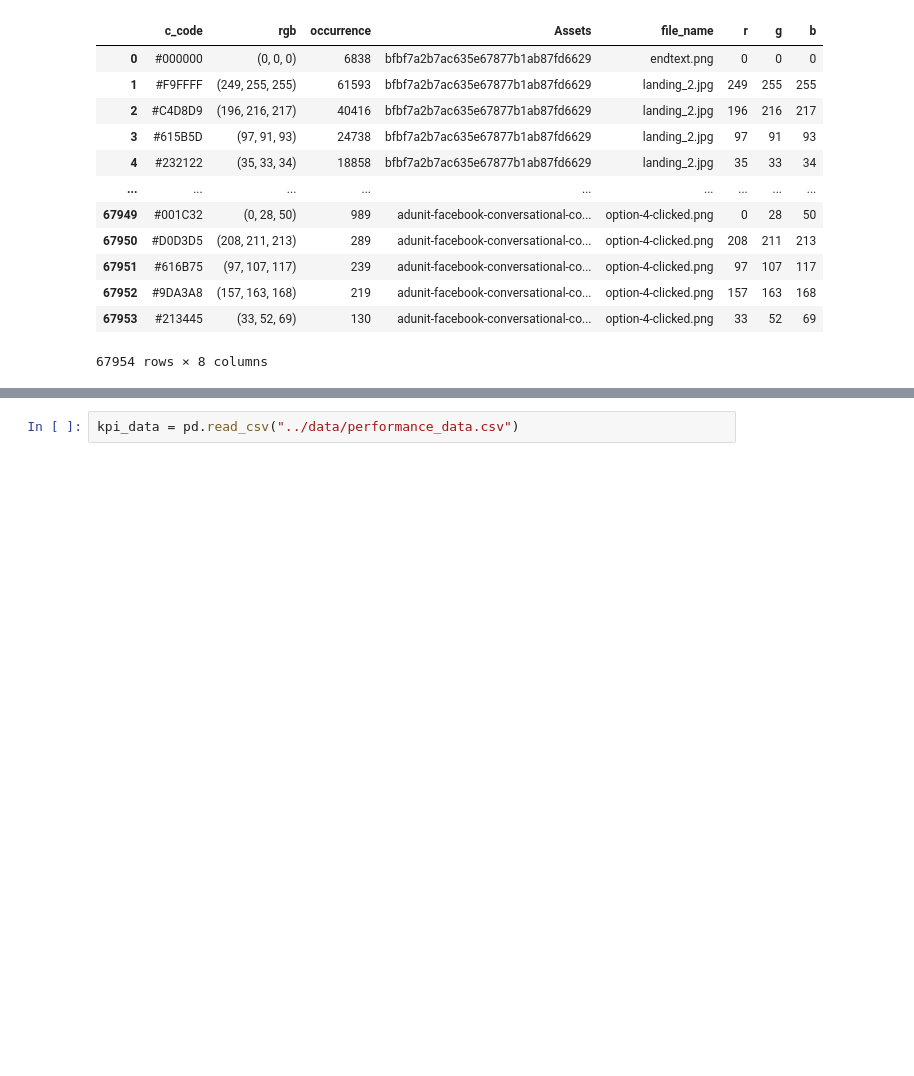
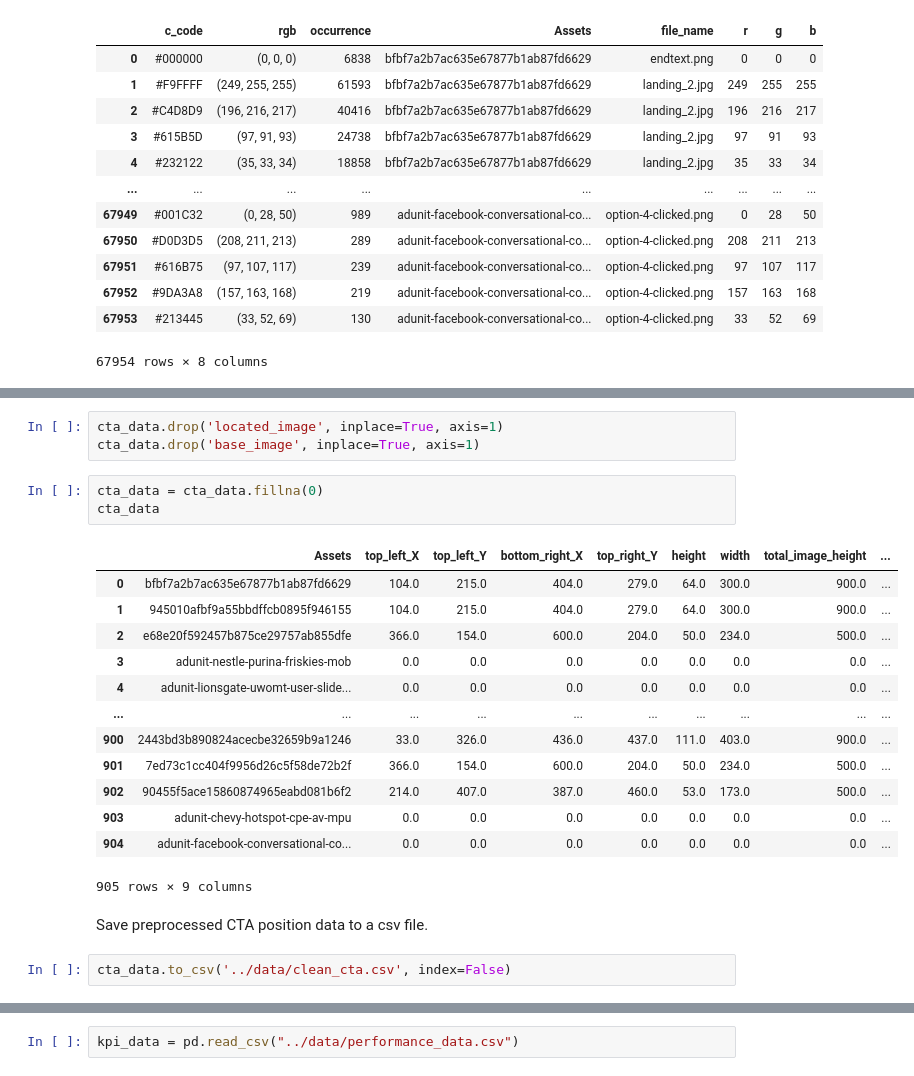
Before and after one commit to ad-Optimisation/ad_optimisation, a Jupyter notebook: notebooks/preprocessing.ipynb, the cells around one changed output, grey strips where cells are left out. Cells and saved outputs as stored; diff of their text form; blank space fills up the shorter version.

```diff
--- a/notebooks/preprocessing.ipynb
+++ b/notebooks/preprocessing.ipynb
@@ -72,0 +94,24 @@ color_data
+# %%
+cta_data.drop('located_image', inplace=True, axis=1)
+cta_data.drop('base_image', inplace=True, axis=1)
+# %%
+cta_data = cta_data.fillna(0)
+cta_data
+# %% [output]
+|  | Assets | top_left_X | top_left_Y | bottom_right_X | top_right_Y | height | width | total_image_height | ... |
+| 0 | bfbf7a2b7ac635e67877b1ab87fd6629 | 104.0 | 215.0 | 404.0 | 279.0 | 64.0 | 300.0 | 900.0 | ... |
+| 1 | 945010afbf9a55bbdffcb0895f946155 | 104.0 | 215.0 | 404.0 | 279.0 | 64.0 | 300.0 | 900.0 | ... |
+| 2 | e68e20f592457b875ce29757ab855dfe | 366.0 | 154.0 | 600.0 | 204.0 | 50.0 | 234.0 | 500.0 | ... |
+| 3 | adunit-nestle-purina-friskies-mob | 0.0 | 0.0 | 0.0 | 0.0 | 0.0 | 0.0 | 0.0 | ... |
+| 4 | adunit-lionsgate-uwomt-user-slide... | 0.0 | 0.0 | 0.0 | 0.0 | 0.0 | 0.0 | 0.0 | ... |
+| ... | ... | ... | ... | ... | ... | ... | ... | ... | ... |
+| 900 | 2443bd3b890824acecbe32659b9a1246 | 33.0 | 326.0 | 436.0 | 437.0 | 111.0 | 403.0 | 900.0 | ... |
+| 901 | 7ed73c1cc404f9956d26c5f58de72b2f | 366.0 | 154.0 | 600.0 | 204.0 | 50.0 | 234.0 | 500.0 | ... |
+| 902 | 90455f5ace15860874965eabd081b6f2 | 214.0 | 407.0 | 387.0 | 460.0 | 53.0 | 173.0 | 500.0 | ... |
+| 903 | adunit-chevy-hotspot-cpe-av-mpu | 0.0 | 0.0 | 0.0 | 0.0 | 0.0 | 0.0 | 0.0 | ... |
+| 904 | adunit-facebook-conversational-co... | 0.0 | 0.0 | 0.0 | 0.0 | 0.0 | 0.0 | 0.0 | ... |
+905 rows × 9 columns
+# %% [markdown]
+Save preprocessed CTA position data to a csv file.
+# %%
+cta_data.to_csv('../data/clean_cta.csv', index=False)
```
Also changed, not shown: parts of 16 cells of this notebook.
